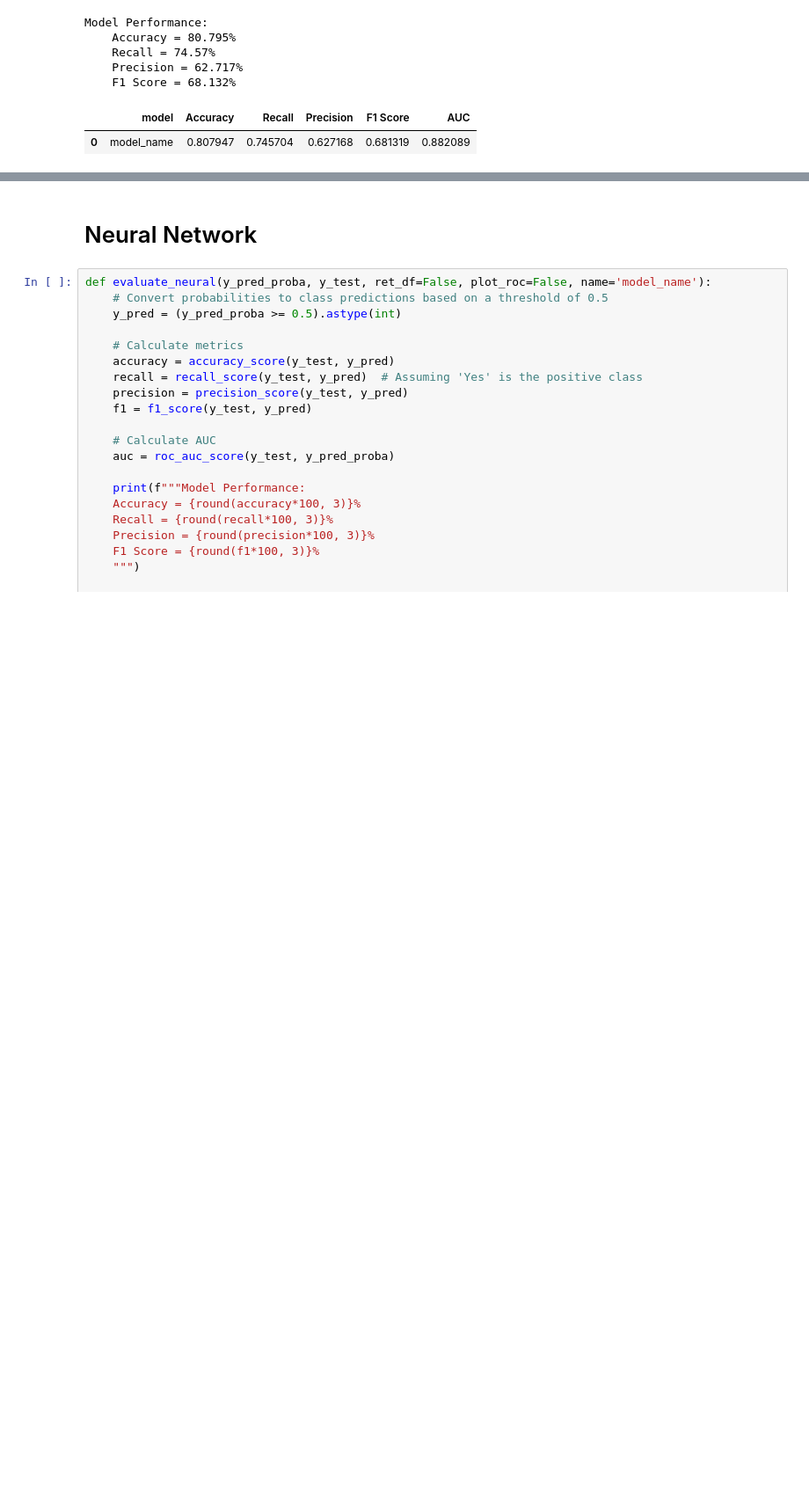
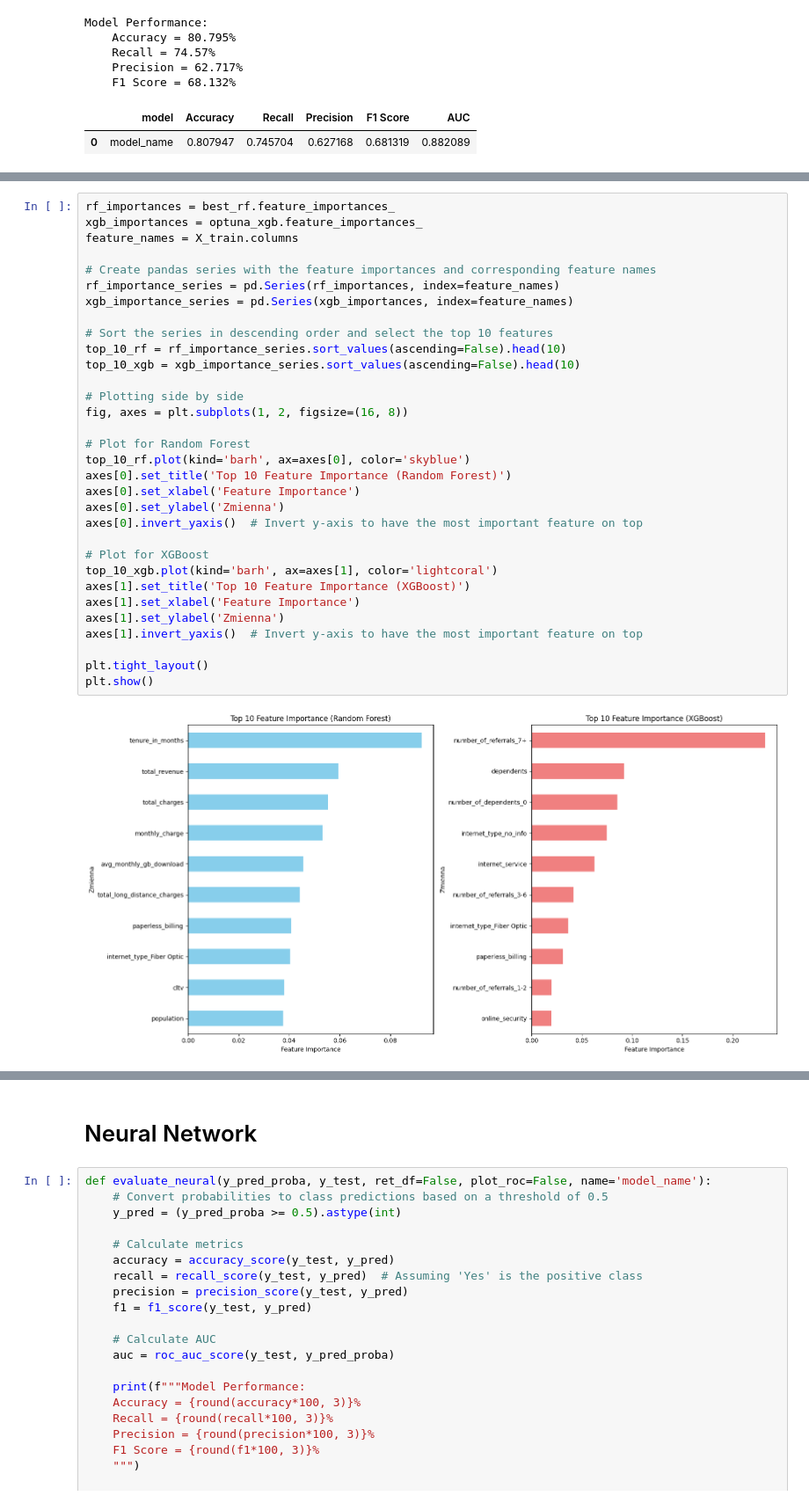
Before and after one commit to GrzegKrajewski/Masters_churn, a Jupyter notebook: code_masters_gk copy.ipynb, the cells around one changed output, grey strips where cells are left out. Shown at 88% size. Saved outputs shown, nothing was run; the diff lists cells and outputs as text; blank space fills up the shorter version.

```diff
--- a/code_masters_gk copy.ipynb
+++ b/code_masters_gk copy.ipynb
@@ -1874,2 +1966,36 @@ print("Best accuracy score: ", grid_search.best_score_)
 # %% [output]
 Fitting 5 folds for each of 19683 candidates, totalling 98415 fits
+# %%
+rf_importances = best_rf.feature_importances_
+xgb_importances = optuna_xgb.feature_importances_
+feature_names = X_train.columns
+
+# Create pandas series with the feature importances and corresponding feature names
+rf_importance_series = pd.Series(rf_importances, index=feature_names)
+xgb_importance_series = pd.Series(xgb_importances, index=feature_names)
+
+# Sort the series in descending order and select the top 10 features
+top_10_rf = rf_importance_series.sort_values(ascending=False).head(10)
+top_10_xgb = xgb_importance_series.sort_values(ascending=False).head(10)
+
+# Plotting side by side
+fig, axes = plt.subplots(1, 2, figsize=(16, 8))
+
+# Plot for Random Forest
+top_10_rf.plot(kind='barh', ax=axes[0], color='skyblue')
+axes[0].set_title('Top 10 Feature Importance (Random Forest)')
+axes[0].set_xlabel('Feature Importance')
+axes[0].set_ylabel('Zmienna')
+axes[0].invert_yaxis()  # Invert y-axis to have the most important feature on top
+
+# Plot for XGBoost
+top_10_xgb.plot(kind='barh', ax=axes[1], color='lightcoral')
+axes[1].set_title('Top 10 Feature Importance (XGBoost)')
+axes[1].set_xlabel('Feature Importance')
+axes[1].set_ylabel('Zmienna')
+axes[1].invert_yaxis()  # Invert y-axis to have the most important feature on top
+
+plt.tight_layout()
+plt.show()
+# %% [output]
+[figure, added]
```
Also changed, not shown: parts of 21 cells of this notebook.
